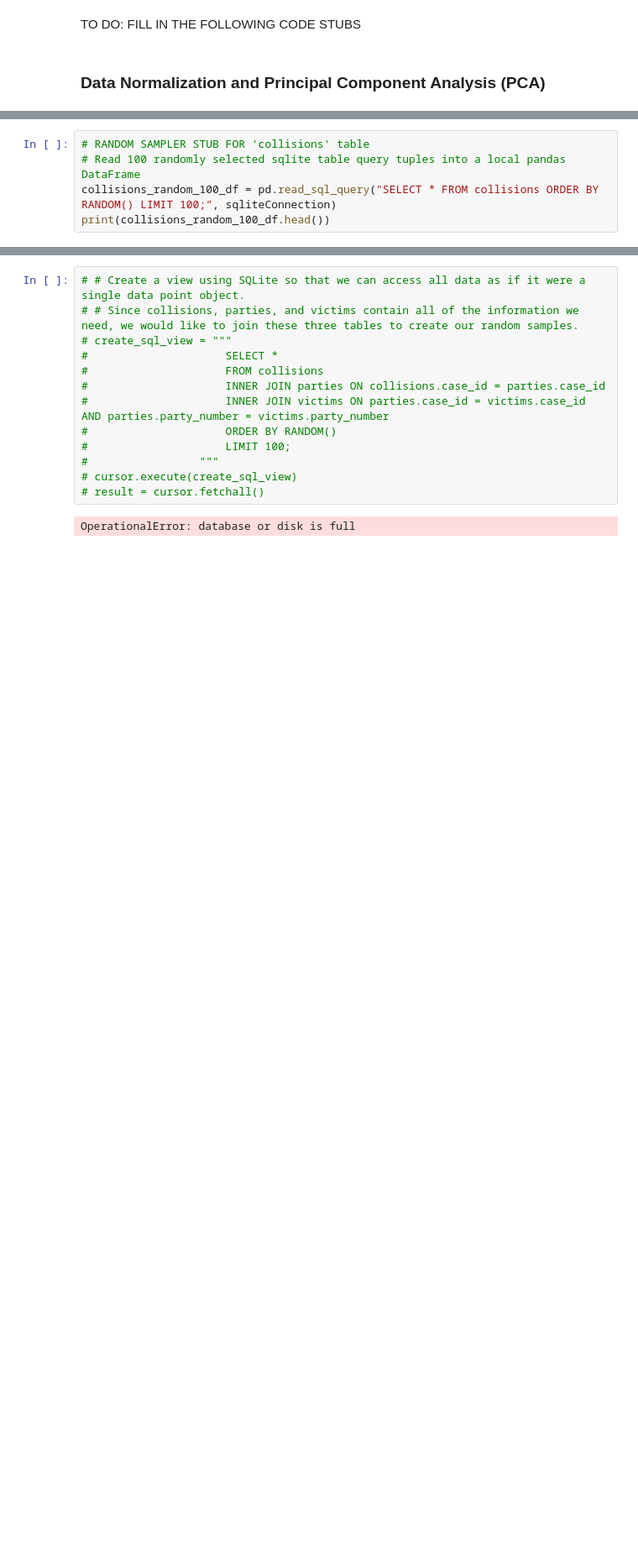
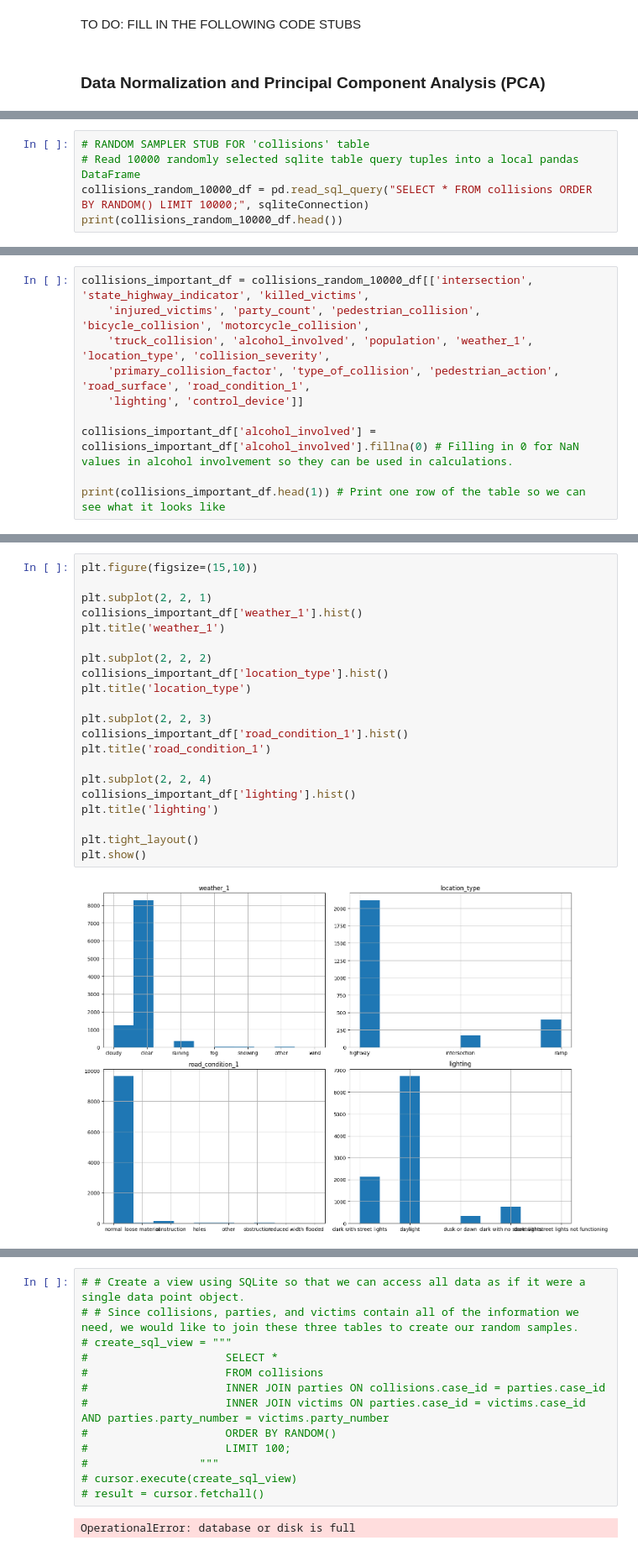
Before and after one commit to Micah614/Mining_SWITRS_for_AI_Safety_Benefits, a Jupyter notebook: SWITRS_Python_Notebook.ipynb, the cells around one changed output, grey strips where cells are left out. Shown at 84% size. Cells and saved outputs as stored; diff of their text form; blank space fills up the shorter version.

Commit message:
added some cleaning and visualization and Markdown for organization

```diff
--- a/SWITRS_Python_Notebook.ipynb
+++ b/SWITRS_Python_Notebook.ipynb
@@ -239,6 +232,6 @@ TO DO: FILL IN THE FOLLOWING CODE STUBS
 # %%
 # RANDOM SAMPLER STUB FOR 'collisions' table
-# Read 100 randomly selected sqlite table query tuples into a local pandas DataFrame
-collisions_random_100_df = pd.read_sql_query("SELECT * FROM collisions ORDER BY RANDOM() LIMIT 100;", sqliteConnection)
-print(collisions_random_100_df.head())
+# Read 10000 randomly selected sqlite table query tuples into a local pandas DataFrame
+collisions_random_10000_df = pd.read_sql_query("SELECT * FROM collisions ORDER BY RANDOM() LIMIT 10000;", sqliteConnection)
+print(collisions_random_10000_df.head())
 # %% [output]
@@ -261,0 +269,10 @@ print(collisions_random_100_df.head())
+# %%
+collisions_important_df = collisions_random_10000_df[['intersection', 'state_highway_indicator', 'killed_victims',
+    'injured_victims', 'party_count', 'pedestrian_collision', 'bicycle_collision', 'motorcycle_collision',
+    'truck_collision', 'alcohol_involved', 'population', 'weather_1', 'location_type', 'collision_severity',
+    'primary_collision_factor', 'type_of_collision', 'pedestrian_action', 'road_surface', 'road_condition_1',
+    'lighting', 'control_device']]
+
+collisions_important_df['alcohol_involved'] = collisions_important_df['alcohol_involved'].fillna(0) # Filling in 0 for NaN values in alcohol involvement so they can be used in calculations.
+
+print(collisions_important_df.head(1)) # Print one row of the table so we can see what it looks like
@@ -261,0 +306,23 @@ print(collisions_random_100_df.head())
+# %%
+plt.figure(figsize=(15,10))
+
+plt.subplot(2, 2, 1)
+collisions_important_df['weather_1'].hist()
+plt.title('weather_1')
+
+plt.subplot(2, 2, 2)
+collisions_important_df['location_type'].hist()
+plt.title('location_type')
+
+plt.subplot(2, 2, 3)
+collisions_important_df['road_condition_1'].hist()
+plt.title('road_condition_1')
+
+plt.subplot(2, 2, 4)
+collisions_important_df['lighting'].hist()
+plt.title('lighting')
+
+plt.tight_layout()
+plt.show()
+# %% [output]
+[figure, added]
```
Also changed, not shown: parts of 23 cells of this notebook.
